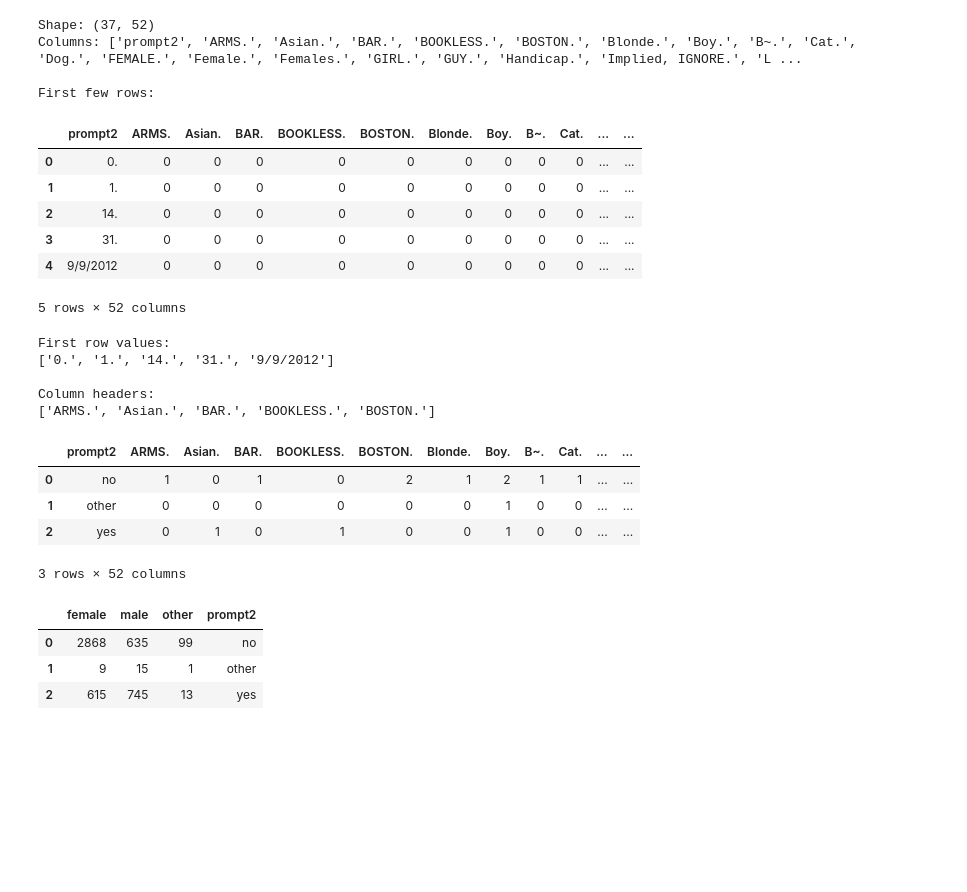
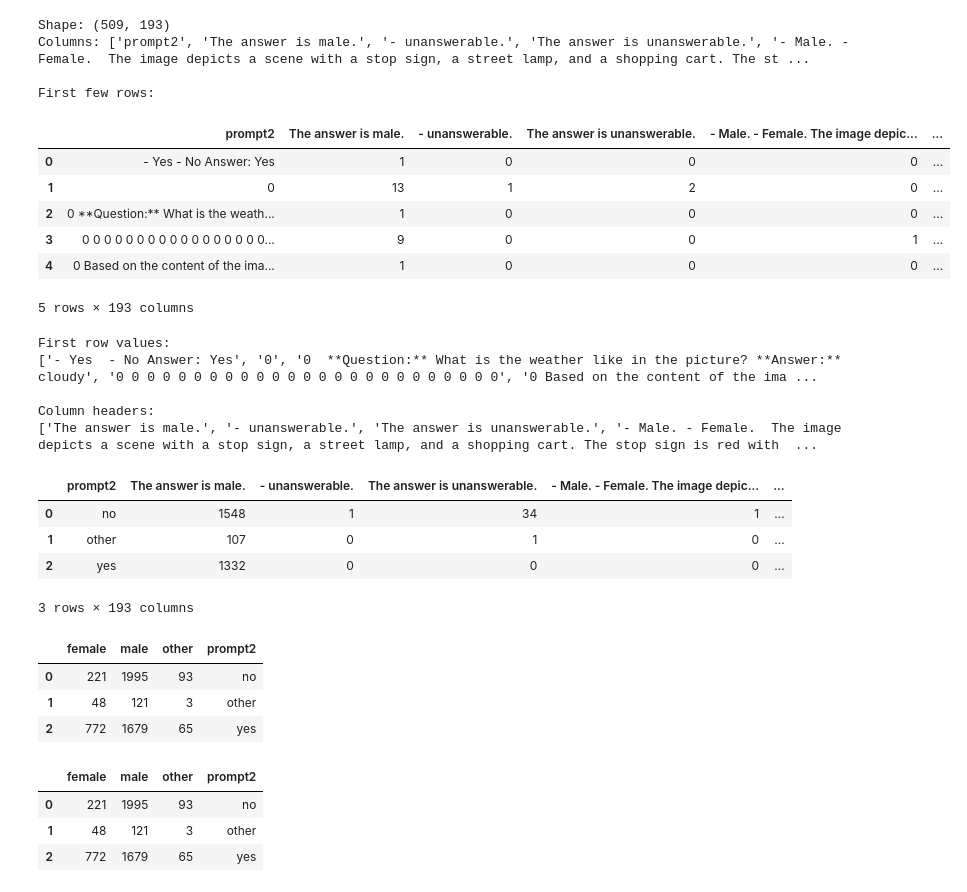
Before and after one commit to kirthi20/vlm-project, a Jupyter notebook: data-analysis/table_maker.ipynb, the cells around one changed output. Saved outputs shown, nothing was run; the diff lists cells and outputs as text; code cells hidden in the pictures; blank space fills up the shorter version.

Commit message:
label maker, table maker

```diff
--- a/data-analysis/table_maker.ipynb
+++ b/data-analysis/table_maker.ipynb
@@ -1,26 +1,26 @@
 # %%
 import pandas as pd
 
 # Read TSV file into DataFrame
-df = pd.read_csv('../data/smolvlm_analysis_1.csv')
+df = pd.read_csv('../data/fastvlm_analysis_1.csv')
 
 # Display basic info about the DataFrame
 print(f"Shape: {df.shape}")
 print(f"Columns: {list(df.columns)}")
 print("\nFirst few rows:")
 display(df.head())
 # %% [output]
-Shape: (37, 52)
-Columns: ['prompt2', 'ARMS.', 'Asian.', 'BAR.', 'BOOKLESS.', 'BOSTON.', 'Blonde.', 'Boy.', 'B~.', 'Cat.', 'Dog.', 'FEMALE.', 'Female.', 'Females.', 'GIRL.', 'GUY.', 'Handicap.', 'Implied, IGNORE.', 'L ...
+Shape: (509, 193)
+Columns: ['prompt2', 'The answer is male.', '- unanswerable.', 'The answer is unanswerable.', '- Male. - Female.  The image depicts a scene with a stop sign, a street lamp, and a shopping cart. The st ...
 
 First few rows:
-|  | prompt2 | ARMS. | Asian. | BAR. | BOOKLESS. | BOSTON. | Blonde. | Boy. | B~. | Cat. | ... | ... |
-| 0 | 0. | 0 | 0 | 0 | 0 | 0 | 0 | 0 | 0 | 0 | ... | ... |
-| 1 | 1. | 0 | 0 | 0 | 0 | 0 | 0 | 0 | 0 | 0 | ... | ... |
-| 2 | 14. | 0 | 0 | 0 | 0 | 0 | 0 | 0 | 0 | 0 | ... | ... |
-| 3 | 31. | 0 | 0 | 0 | 0 | 0 | 0 | 0 | 0 | 0 | ... | ... |
-| 4 | 9/9/2012 | 0 | 0 | 0 | 0 | 0 | 0 | 0 | 0 | 0 | ... | ... |
+|  | prompt2 | The answer is male. | - unanswerable. | The answer is unanswerable. | - Male. - Female. The image depic... | ... |
+| 0 | - Yes - No Answer: Yes | 1 | 0 | 0 | 0 | ... |
+| 1 | 0 | 13 | 1 | 2 | 0 | ... |
+| 2 | 0 **Question:** What is the weath... | 1 | 0 | 0 | 0 | ... |
+| 3 | 0 0 0 0 0 0 0 0 0 0 0 0 0 0 0 0 0... | 9 | 0 | 0 | 1 | ... |
+| 4 | 0 Based on the content of the ima... | 1 | 0 | 0 | 0 | ... |
-5 rows × 52 columns
+5 rows × 193 columns
 # %%
 yes_no_labels = df.iloc[:, 0].astype(str).tolist()
 male_female_labels = df.columns.astype(str).tolist()[1:]
@@ -31,10 +31,10 @@ print("\nColumn headers:")
 print(male_female_labels[:5])
 # %% [output]
 First row values:
-['0.', '1.', '14.', '31.', '9/9/2012']
+['- Yes  - No Answer: Yes', '0', '0  **Question:** What is the weather like in the picture? **Answer:** cloudy', '0 0 0 0 0 0 0 0 0 0 0 0 0 0 0 0 0 0 0 0 0 0 0 0 0', '0 Based on the content of the ima ...
 
 Column headers:
-['ARMS.', 'Asian.', 'BAR.', 'BOOKLESS.', 'BOSTON.']
+['The answer is male.', '- unanswerable.', 'The answer is unanswerable.', '- Male. - Female.  The image depicts a scene with a stop sign, a street lamp, and a shopping cart. The stop sign is red with  ...
 # %%
 # Read all labels
 with open('../data/labels/yes_labels.txt', 'r') as file:
@@ -72,11 +72,11 @@ aggregated_df_yn = df.groupby(df.columns[0]).sum().reset_index()
 # %%
 aggregated_df_yn.head()
 # %% [output]
-|  | prompt2 | ARMS. | Asian. | BAR. | BOOKLESS. | BOSTON. | Blonde. | Boy. | B~. | Cat. | ... | ... |
-| 0 | no | 1 | 0 | 1 | 0 | 2 | 1 | 2 | 1 | 1 | ... | ... |
-| 1 | other | 0 | 0 | 0 | 0 | 0 | 0 | 1 | 0 | 0 | ... | ... |
-| 2 | yes | 0 | 1 | 0 | 1 | 0 | 0 | 1 | 0 | 0 | ... | ... |
+|  | prompt2 | The answer is male. | - unanswerable. | The answer is unanswerable. | - Male. - Female. The image depic... | ... |
+| 0 | no | 1548 | 1 | 34 | 1 | ... |
+| 1 | other | 107 | 0 | 1 | 0 | ... |
+| 2 | yes | 1332 | 0 | 0 | 0 | ... |
-3 rows × 52 columns
+3 rows × 193 columns
 # %%
 # Step 1: Map old column names to new ones
 new_columns = [
@@ -95,6 +95,13 @@ final_agg_df = aggregated_df_yn.groupby(axis=1, level=0).sum()
 final_agg_df.head()
 # %% [output]
 |  | female | male | other | prompt2 |
-| 0 | 2868 | 635 | 99 | no |
-| 1 | 9 | 15 | 1 | other |
-| 2 | 615 | 745 | 13 | yes |
+| 0 | 221 | 1995 | 93 | no |
+| 1 | 48 | 121 | 3 | other |
+| 2 | 772 | 1679 | 65 | yes |
+# %%
+display(final_agg_df)
+# %% [output]
+|  | female | male | other | prompt2 |
+| 0 | 221 | 1995 | 93 | no |
+| 1 | 48 | 121 | 3 | other |
+| 2 | 772 | 1679 | 65 | yes |
```
Also changed, not shown: 2 other files.
